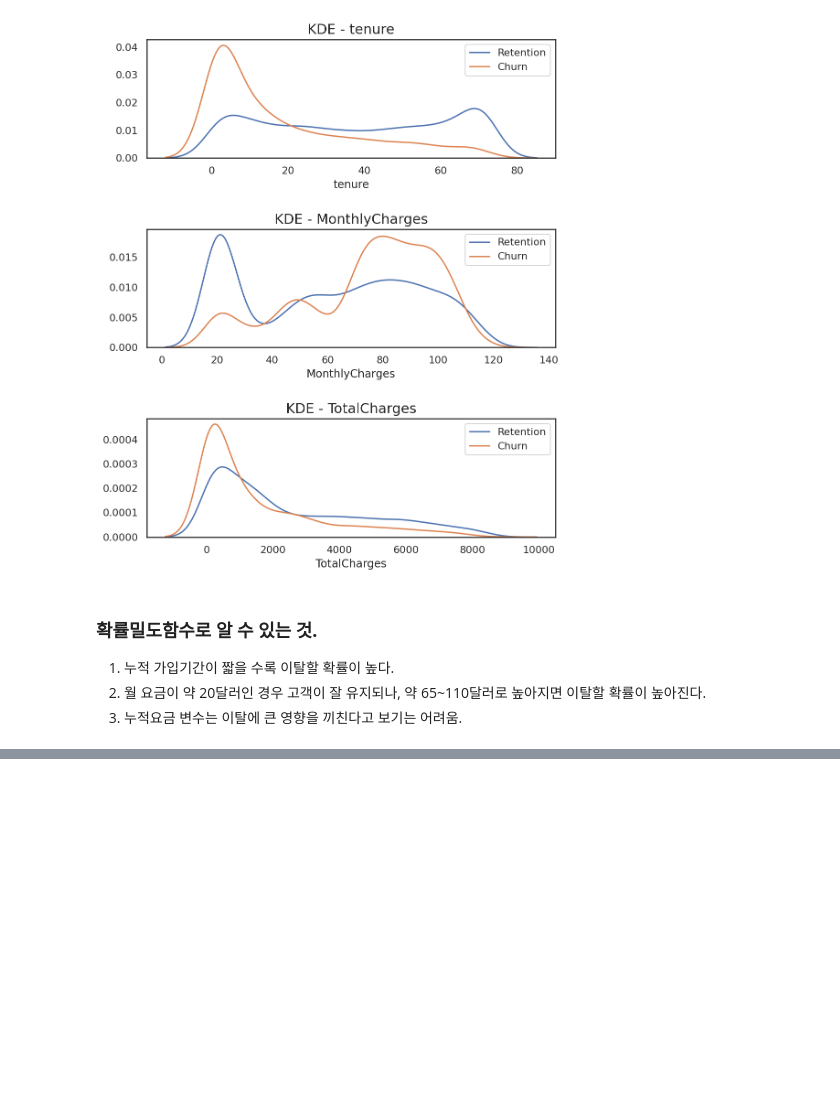
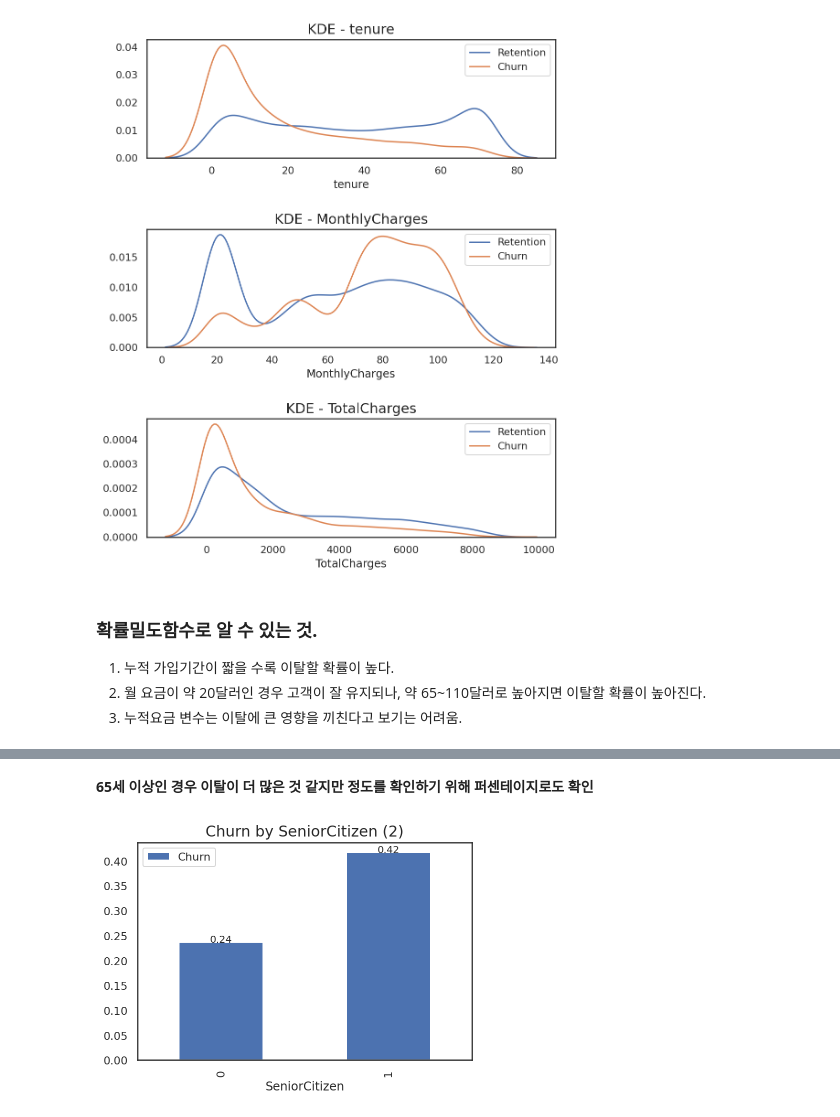
Before and after one commit to maengg/Customer_churn, a Jupyter notebook: Customer_churn.ipynb, the cells around one changed output, grey strips where cells are left out. Cells and saved outputs as stored; diff of their text form; code cells hidden in the pictures; blank space fills up the shorter version.

```diff
--- a/Customer_churn.ipynb
+++ b/Customer_churn.ipynb
@@ -210,0 +259,14 @@ plt.show()
+# %% [markdown]
+**65세 이상인 경우 이탈이 더 많은 것 같지만 정도를 확인하기 위해 퍼센테이지로도 확인**
+# %%
+# 연령별 이탈 정도를 퍼센테이지로 한번 더 확인
+
+ax = df[['SeniorCitizen', 'Churn']].groupby('SeniorCitizen', as_index=True).mean().plot.bar()
+ax.set_title('Churn by SeniorCitizen (2)', fontsize=15)
+
+for p in ax.patches:
+  ax.text(p.get_x()+p.get_width()/2., p.get_height(), f'{p.get_height():.2f}', ha='center', size=10)
+
+plt.show()
+# %% [output]
+[figure, added]
```
Also changed, not shown: parts of 18 cells of this notebook.
